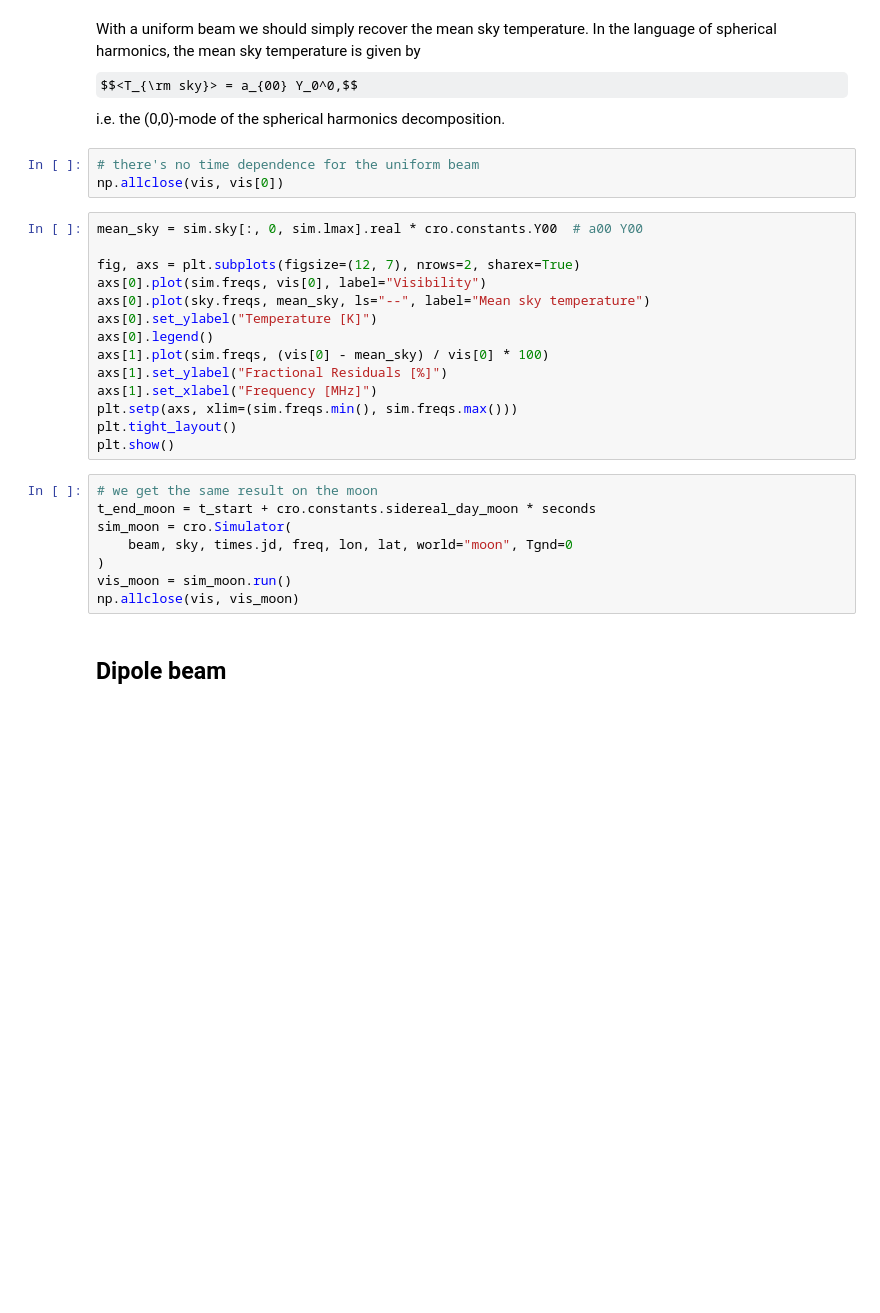
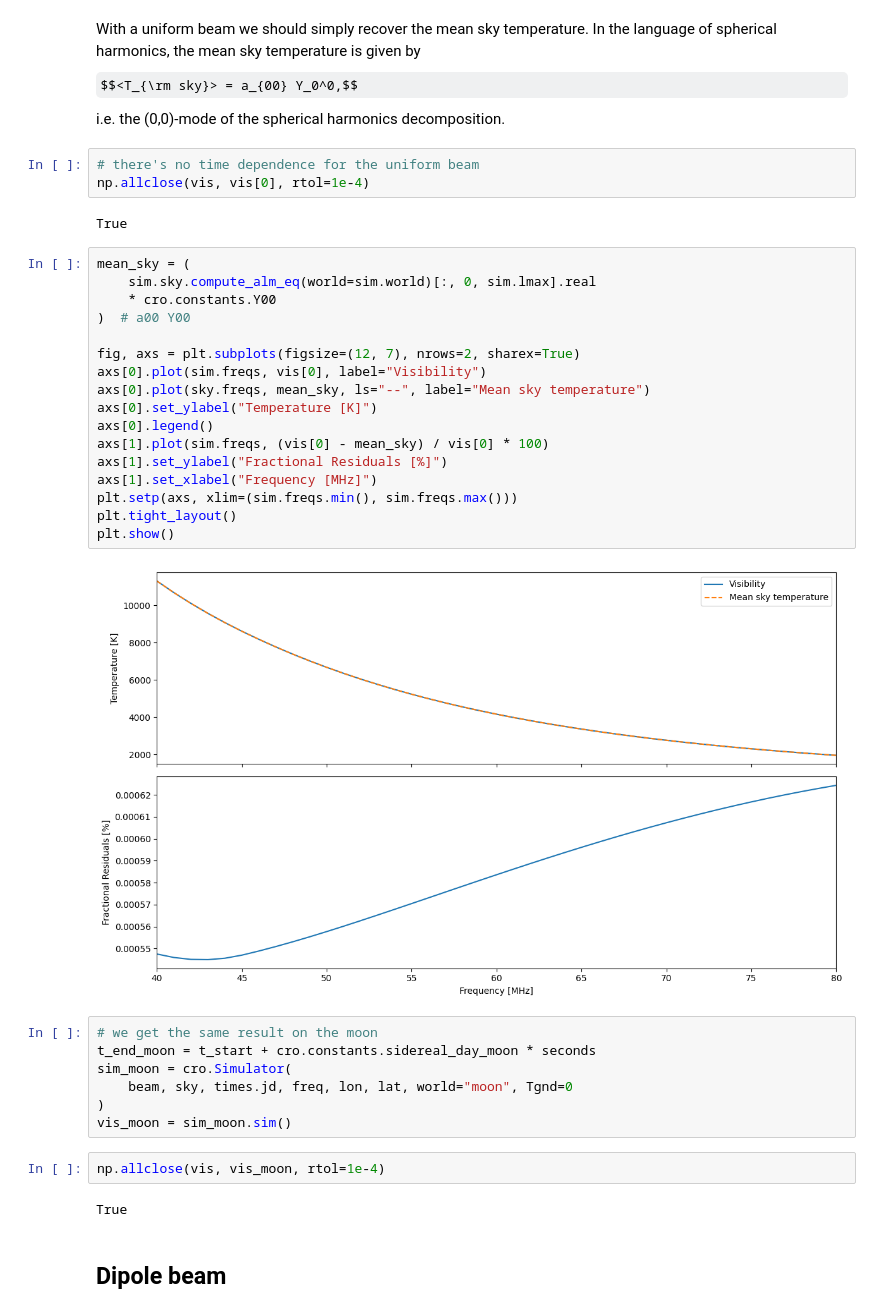
Before and after one commit to christianhbye/croissant, a Jupyter notebook: notebooks/test_analytic_beams.ipynb, the cells around one changed output. Drawn from its saved outputs; the diff is of its cells as text; some formulas as TeX source; blank space fills up the shorter version.

```diff
--- a/notebooks/test_analytic_beams.ipynb
+++ b/notebooks/test_analytic_beams.ipynb
@@ -66,29 +65,39 @@ With a uniform beam we should simply recover the mean sky temperature. In the la
 $$<T_{\rm sky}> = a_{00} Y_0^0,$$ i.e. the (0,0)-mode of the spherical harmonics decomposition.
 # %%
 # there's no time dependence for the uniform beam
-np.allclose(vis, vis[0])
+np.allclose(vis, vis[0], rtol=1e-4)
+# %% [output]
+True
 # %%
-mean_sky = sim.sky[:, 0, sim.lmax].real * cro.constants.Y00  # a00 Y00
+mean_sky = (
+    sim.sky.compute_alm_eq(world=sim.world)[:, 0, sim.lmax].real
+    * cro.constants.Y00
+)  # a00 Y00
 
 fig, axs = plt.subplots(figsize=(12, 7), nrows=2, sharex=True)
 axs[0].plot(sim.freqs, vis[0], label="Visibility")
 axs[0].plot(sky.freqs, mean_sky, ls="--", label="Mean sky temperature")
 axs[0].set_ylabel("Temperature [K]")
 axs[0].legend()
 axs[1].plot(sim.freqs, (vis[0] - mean_sky) / vis[0] * 100)
 axs[1].set_ylabel("Fractional Residuals [%]")
 axs[1].set_xlabel("Frequency [MHz]")
 plt.setp(axs, xlim=(sim.freqs.min(), sim.freqs.max()))
 plt.tight_layout()
 plt.show()
+# %% [output]
+[figure, added]
 # %%
 # we get the same result on the moon
 t_end_moon = t_start + cro.constants.sidereal_day_moon * seconds
 sim_moon = cro.Simulator(
     beam, sky, times.jd, freq, lon, lat, world="moon", Tgnd=0
 )
-vis_moon = sim_moon.run()
-np.allclose(vis, vis_moon)
+vis_moon = sim_moon.sim()
+# %%
+np.allclose(vis, vis_moon, rtol=1e-4)
+# %% [output]
+True
 # %% [markdown]
 ## Dipole beam
 # %%
```
Also changed, not shown: parts of 4 cells of this notebook.
